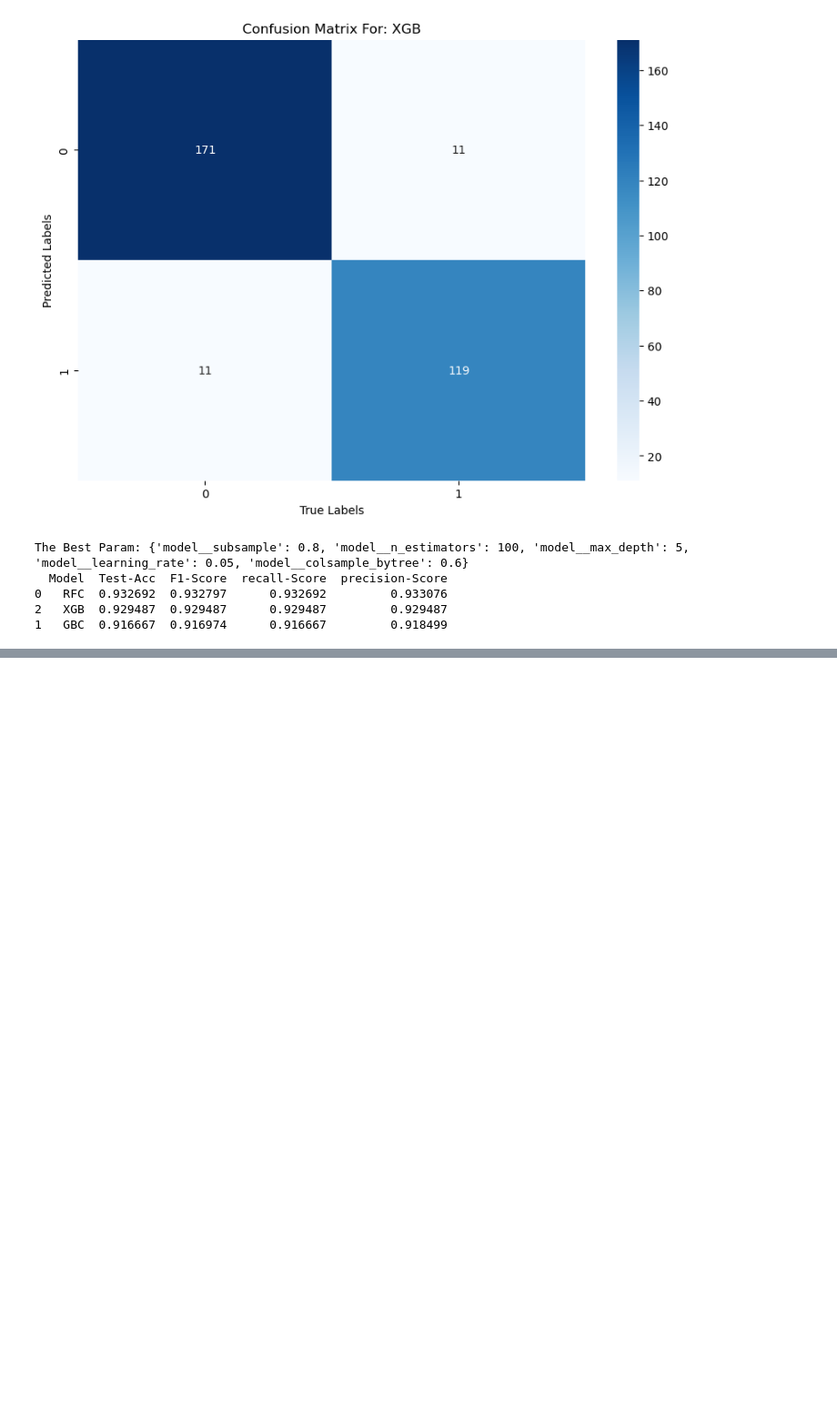
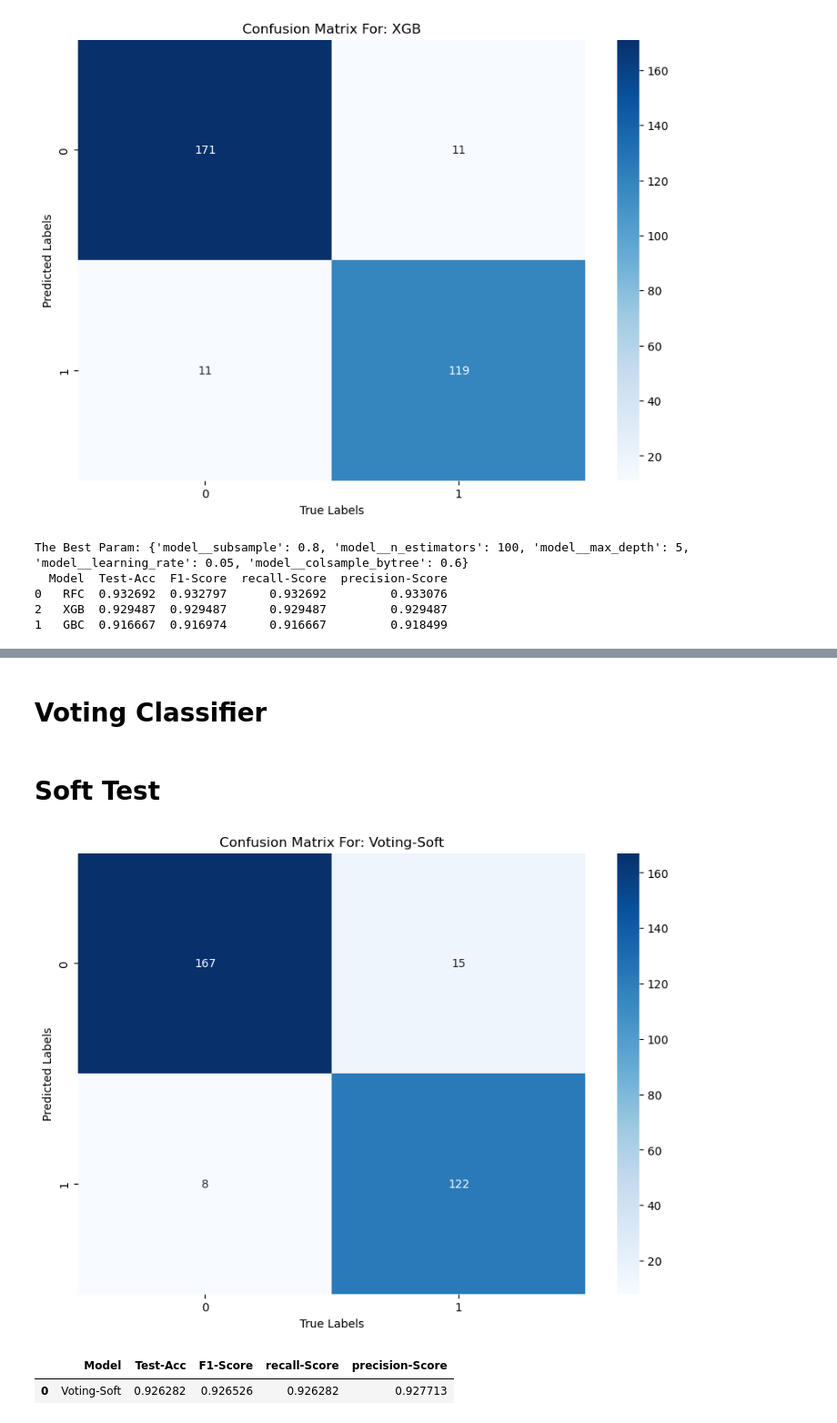
Before and after one commit to MaukanMir/Machine-Failure-Prediction, a Jupyter notebook: training.ipynb, the cells around one changed output, grey strips where cells are left out. Shown at 91% size. Saved outputs shown, nothing was run; the diff lists cells and outputs as text; code cells hidden in the pictures; blank space fills up the shorter version.

Commit message:
added new voting classifier

```diff
--- a/training.ipynb
+++ b/training.ipynb
@@ -252,6 +252,27 @@ def optimization_search(sample_model, model_names, models,X, y, optimizer_class,
       })
 
   return pd.DataFrame(metric_tracker)
+
+def test_voting_classifier(X,y, model, sample_model, kbest, model_name):
+
+  X_train, X_test, y_train, y_test = train_test_split(X, y, test_size=0.33, stratify=y, random_state=42)
+  metric_tracker = []
+  model_pipeline = create_pipeline(sample_model,model, kbest)
+  model_pipeline.fit(X_train, y_train)
+  y_pred = model_pipeline.predict(X_test)
+
+  acc, recall_metric, precision_metric, f1_metric = get_metrics(y_test, y_pred)
+
+  plot_confusion_matrix(y_test, y_pred, model_name)
+  metric_tracker.append({
+        "Model": model_name,
+        "Test-Acc":acc,
+        "F1-Score":f1_metric,
+        "recall-Score":recall_metric,
+        "precision-Score":precision_metric,
+      })
+
+  return pd.DataFrame(metric_tracker)
 # %% [markdown]
 # EDA Analysis
 # %%
@@ -549,0 +580,20 @@ The Best Param: {'model__subsample': 0.8, 'model__n_estimators': 100, 'model__ma
+# %% [markdown]
+# Voting Classifier
+# %%
+best_models = [
+  ("XGB", XGBClassifier(subsample=0.8, n_estimators=100, max_depth=5, learning_rate=0.05, colsample_bytree=0.6)),
+  ("GBC", GradientBoostingClassifier(n_estimators=200, min_samples_split=4, min_samples_leaf=2, max_depth=5, learning_rate=0.01)),
+  ("RFC", RandomForestClassifier(n_estimators=200, min_samples_split=10, min_samples_leaf=4, max_depth=4, criterion='entropy')),
+  ("KNN", KNeighborsClassifier(weights='uniform', p=2, n_neighbors=3, leaf_size=50, algorithm='kd_tree')),
+  ("LR", LogisticRegression(solver="saga", penalty='l2', C=0.1)),
+  ("SVC", SVC(kernel='rbf', gamma="auto", degree=4, C=0.1, probability=True))
+]
+# %% [markdown]
+# Soft Test
+# %%
+clf = VotingClassifier(estimators=best_models,voting="soft")
+test_voting_classifier(X,y, clf, sample_model, kbest, "Voting-Soft")
+# %% [output]
+[figure, added]
+|  | Model | Test-Acc | F1-Score | recall-Score | precision-Score |
+| 0 | Voting-Soft | 0.926282 | 0.926526 | 0.926282 | 0.927713 |
```
Also changed, not shown: parts of 3 cells of this notebook.
